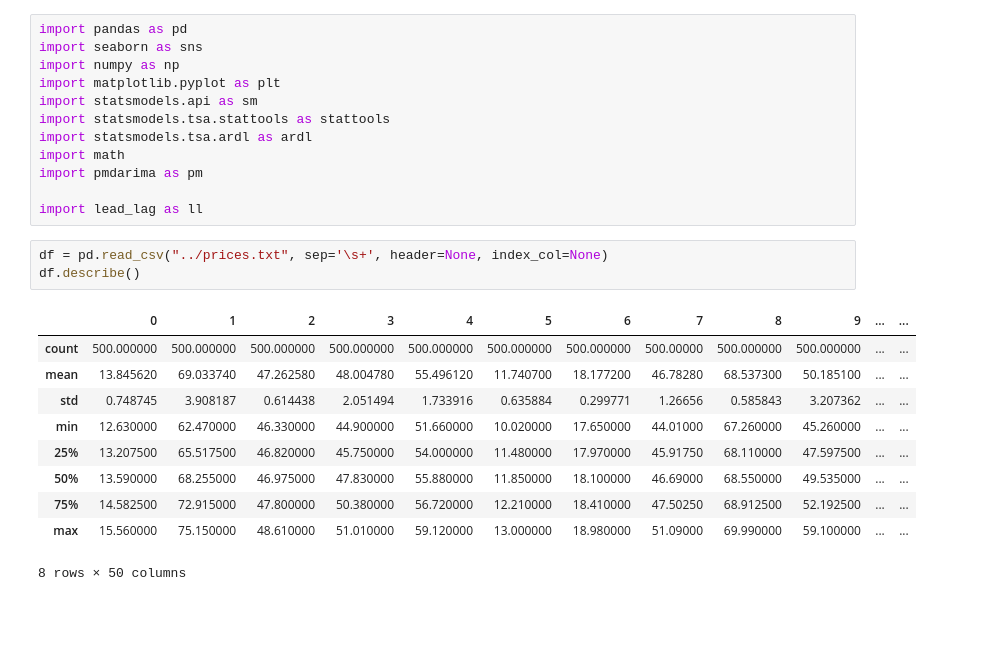
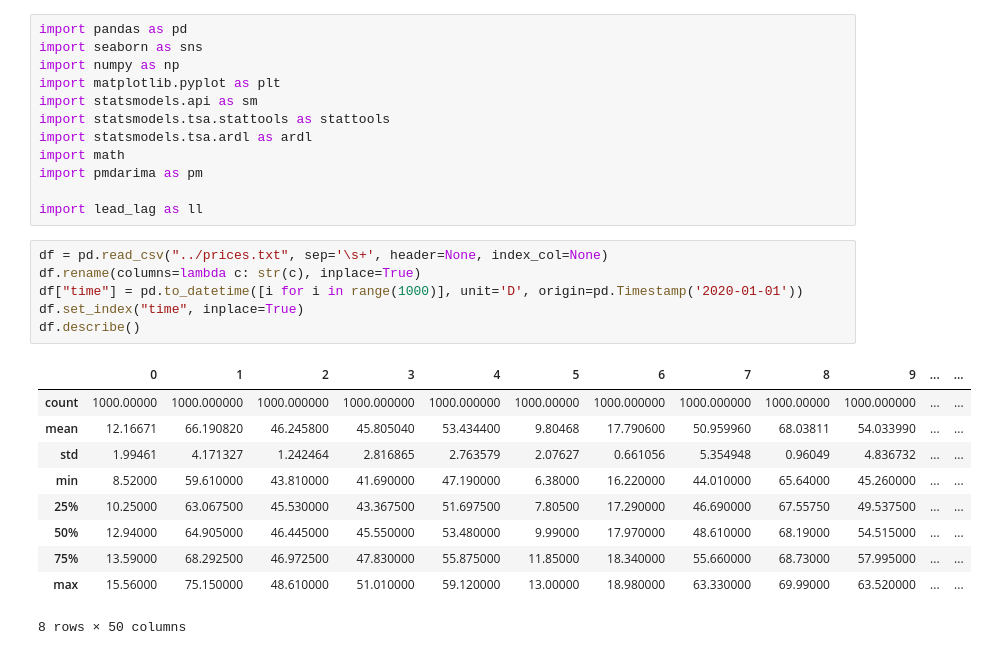
Before and after one commit to Troppydash/algothon, a Jupyter notebook: da/khang_leadlag.ipynb, the cells around one changed output. Cells and saved outputs as stored; diff of their text form; blank space fills up the shorter version.

```diff
--- a/da/khang_leadlag.ipynb
+++ b/da/khang_leadlag.ipynb
@@ -10,20 +10,23 @@ import math
 import pmdarima as pm
 
 import lead_lag as ll
-# %%
-df = pd.read_csv("../prices.txt", sep='\s+', header=None, index_col=None)
-df.describe()
-# %% [output]
-|  | 0 | 1 | 2 | 3 | 4 | 5 | 6 | 7 | 8 | 9 | ... | ... |
-| count | 500.000000 | 500.000000 | 500.000000 | 500.000000 | 500.000000 | 500.000000 | 500.000000 | 500.00000 | 500.000000 | 500.000000 | ... | ... |
-| mean | 13.845620 | 69.033740 | 47.262580 | 48.004780 | 55.496120 | 11.740700 | 18.177200 | 46.78280 | 68.537300 | 50.185100 | ... | ... |
-| std | 0.748745 | 3.908187 | 0.614438 | 2.051494 | 1.733916 | 0.635884 | 0.299771 | 1.26656 | 0.585843 | 3.207362 | ... | ... |
-| min | 12.630000 | 62.470000 | 46.330000 | 44.900000 | 51.660000 | 10.020000 | 17.650000 | 44.01000 | 67.260000 | 45.260000 | ... | ... |
-| 25% | 13.207500 | 65.517500 | 46.820000 | 45.750000 | 54.000000 | 11.480000 | 17.970000 | 45.91750 | 68.110000 | 47.597500 | ... | ... |
-| 50% | 13.590000 | 68.255000 | 46.975000 | 47.830000 | 55.880000 | 11.850000 | 18.100000 | 46.69000 | 68.550000 | 49.535000 | ... | ... |
-| 75% | 14.582500 | 72.915000 | 47.800000 | 50.380000 | 56.720000 | 12.210000 | 18.410000 | 47.50250 | 68.912500 | 52.192500 | ... | ... |
-| max | 15.560000 | 75.150000 | 48.610000 | 51.010000 | 59.120000 | 13.000000 | 18.980000 | 51.09000 | 69.990000 | 59.100000 | ... | ... |
-8 rows × 50 columns
+# %%
+df = pd.read_csv("../prices.txt", sep='\s+', header=None, index_col=None)
+df.rename(columns=lambda c: str(c), inplace=True)
+df["time"] = pd.to_datetime([i for i in range(1000)], unit='D', origin=pd.Timestamp('2020-01-01'))
+df.set_index("time", inplace=True)
+df.describe()
+# %% [output]
+|  | 0 | 1 | 2 | 3 | 4 | 5 | 6 | 7 | 8 | 9 | ... | ... |
+| count | 1000.00000 | 1000.000000 | 1000.000000 | 1000.000000 | 1000.000000 | 1000.00000 | 1000.000000 | 1000.000000 | 1000.00000 | 1000.000000 | ... | ... |
+| mean | 12.16671 | 66.190820 | 46.245800 | 45.805040 | 53.434400 | 9.80468 | 17.790600 | 50.959960 | 68.03811 | 54.033990 | ... | ... |
+| std | 1.99461 | 4.171327 | 1.242464 | 2.816865 | 2.763579 | 2.07627 | 0.661056 | 5.354948 | 0.96049 | 4.836732 | ... | ... |
+| min | 8.52000 | 59.610000 | 43.810000 | 41.690000 | 47.190000 | 6.38000 | 16.220000 | 44.010000 | 65.64000 | 45.260000 | ... | ... |
+| 25% | 10.25000 | 63.067500 | 45.530000 | 43.367500 | 51.697500 | 7.80500 | 17.290000 | 46.690000 | 67.55750 | 49.537500 | ... | ... |
+| 50% | 12.94000 | 64.905000 | 46.445000 | 45.550000 | 53.480000 | 9.99000 | 17.970000 | 48.610000 | 68.19000 | 54.515000 | ... | ... |
+| 75% | 13.59000 | 68.292500 | 46.972500 | 47.830000 | 55.875000 | 11.85000 | 18.340000 | 55.660000 | 68.73000 | 57.995000 | ... | ... |
+| max | 15.56000 | 75.150000 | 48.610000 | 51.010000 | 59.120000 | 13.00000 | 18.980000 | 63.330000 | 69.99000 | 63.520000 | ... | ... |
+8 rows × 50 columns
 # %%
 # Check if stationary
 # Non-stationary
```
Also changed, not shown: parts of 16 cells of this notebook, 4 other files.
